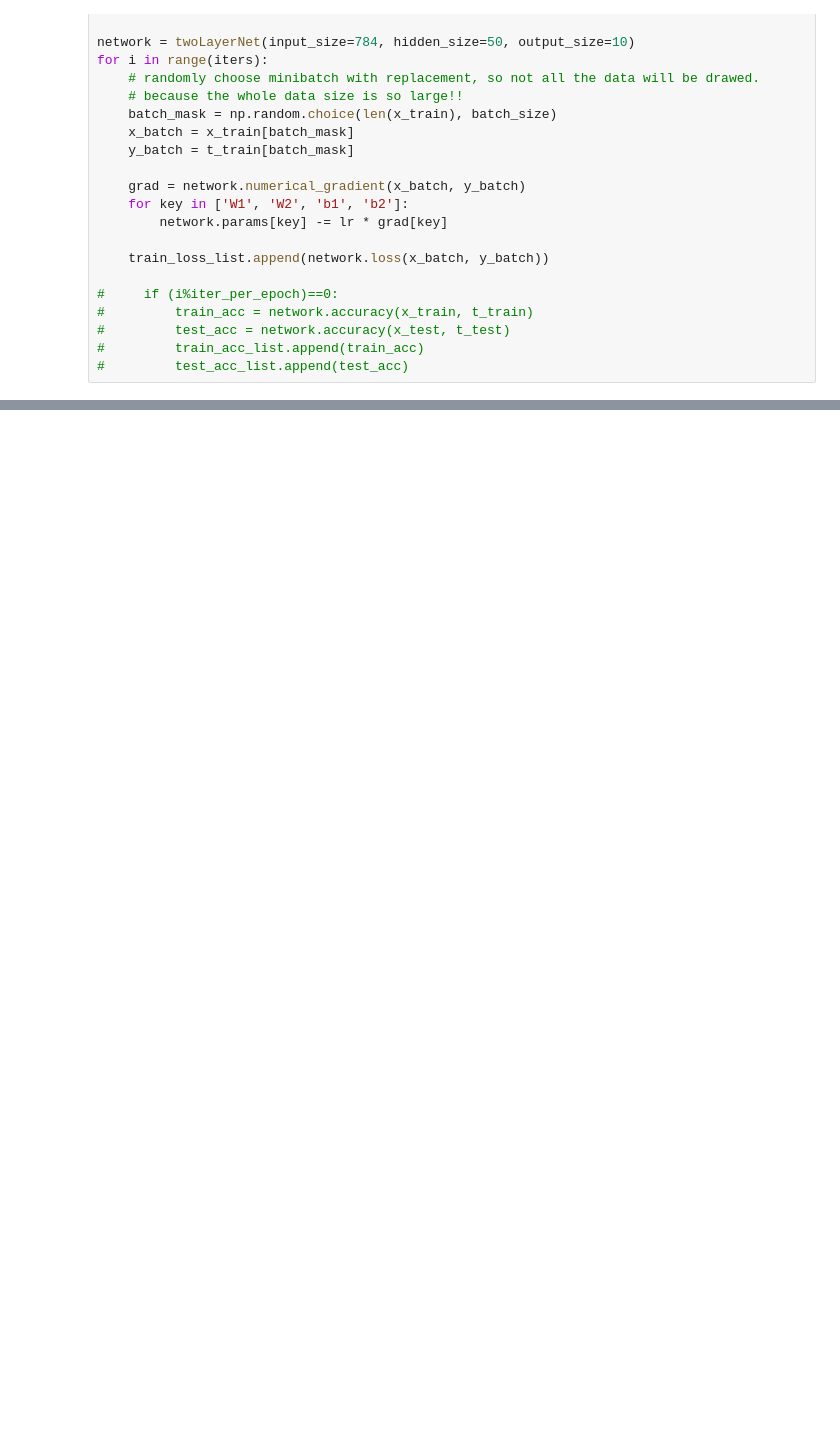
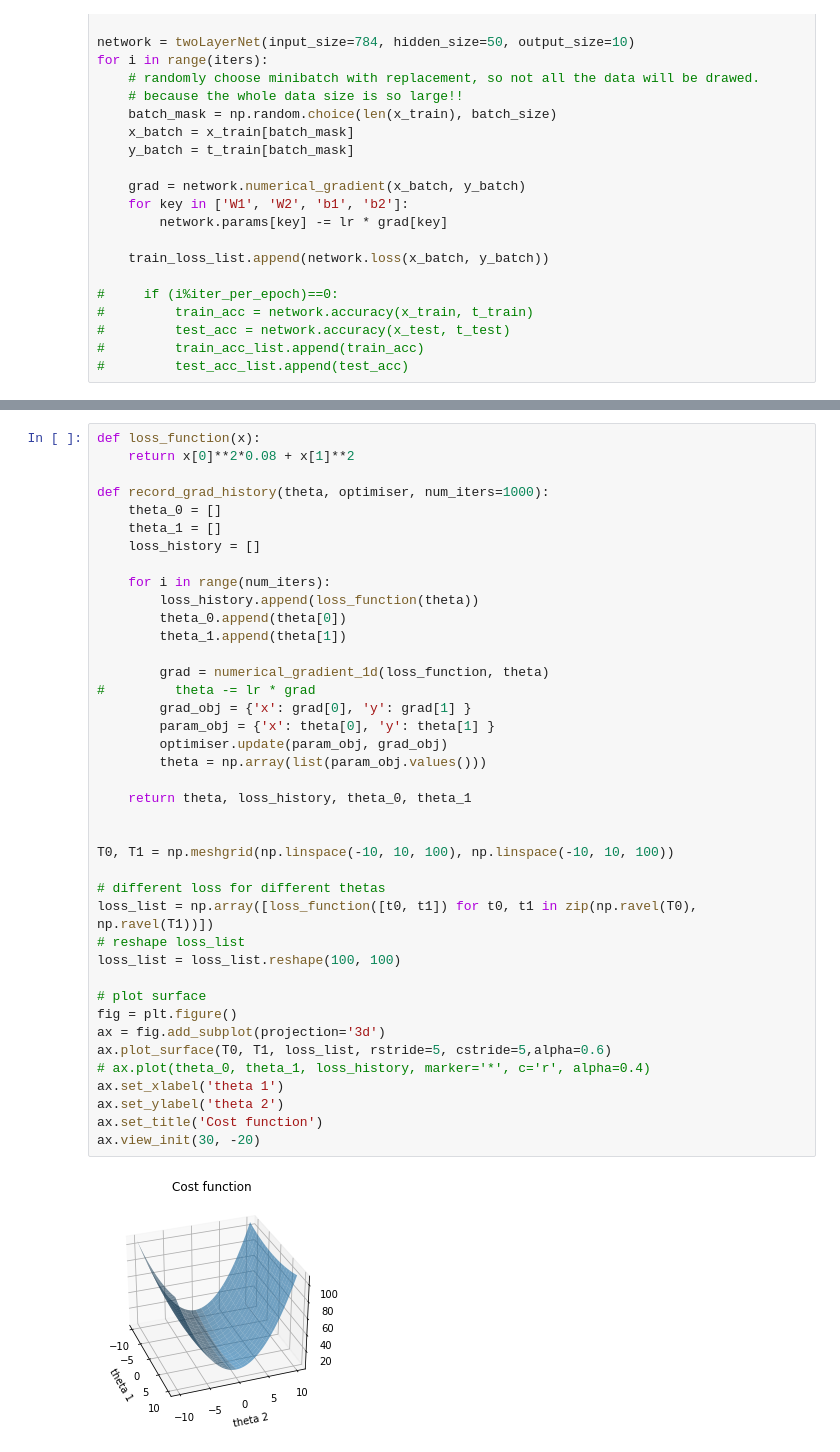
Before and after one commit to ixiaopan/DataScience, a Jupyter notebook: DeepLearning/00-Introduction.ipynb, the cells around one changed output, grey strips where cells are left out. Drawn from its saved outputs; the diff is of its cells as text; blank space fills up the shorter version.

```diff
--- a/DeepLearning/00-Introduction.ipynb
+++ b/DeepLearning/00-Introduction.ipynb
@@ -676,0 +722,42 @@ for i in range(iters):
+# %%
+def loss_function(x):
+    return x[0]**2*0.08 + x[1]**2
+
+def record_grad_history(theta, optimiser, num_iters=1000):
+    theta_0 = []
+    theta_1 = []
+    loss_history = []
+
+    for i in range(num_iters):
+        loss_history.append(loss_function(theta))
+        theta_0.append(theta[0])
+        theta_1.append(theta[1])
+
+        grad = numerical_gradient_1d(loss_function, theta)
+#         theta -= lr * grad
+        grad_obj = {'x': grad[0], 'y': grad[1] }
+        param_obj = {'x': theta[0], 'y': theta[1] }
+        optimiser.update(param_obj, grad_obj)
+        theta = np.array(list(param_obj.values()))
+
+    return theta, loss_history, theta_0, theta_1
+
+
+T0, T1 = np.meshgrid(np.linspace(-10, 10, 100), np.linspace(-10, 10, 100))
+
+# different loss for different thetas
+loss_list = np.array([loss_function([t0, t1]) for t0, t1 in zip(np.ravel(T0), np.ravel(T1))])
+# reshape loss_list
+loss_list = loss_list.reshape(100, 100)
+
+# plot surface
+fig = plt.figure()
+ax = fig.add_subplot(projection='3d')
+ax.plot_surface(T0, T1, loss_list, rstride=5, cstride=5,alpha=0.6)
+# ax.plot(theta_0, theta_1, loss_history, marker='*', c='r', alpha=0.4)
+ax.set_xlabel('theta 1')
+ax.set_ylabel('theta 2')
+ax.set_title('Cost function')
+ax.view_init(30, -20)
+# %% [output]
+[figure, added]
```
Also changed, not shown: parts of 14 cells of this notebook, 1 other file.
